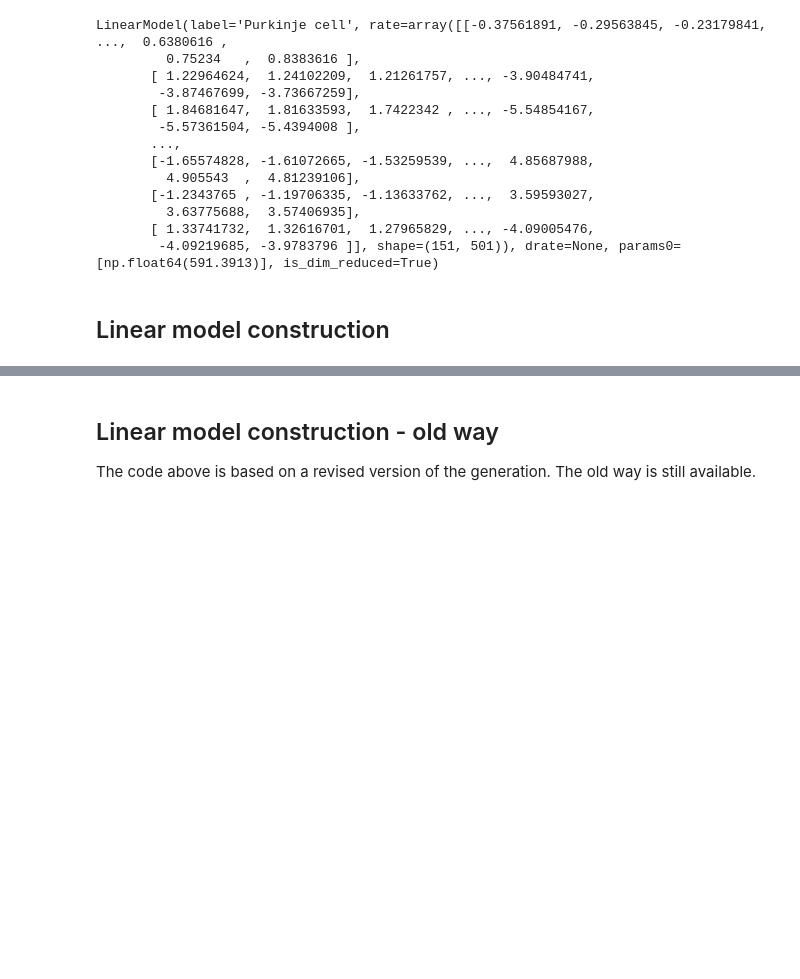
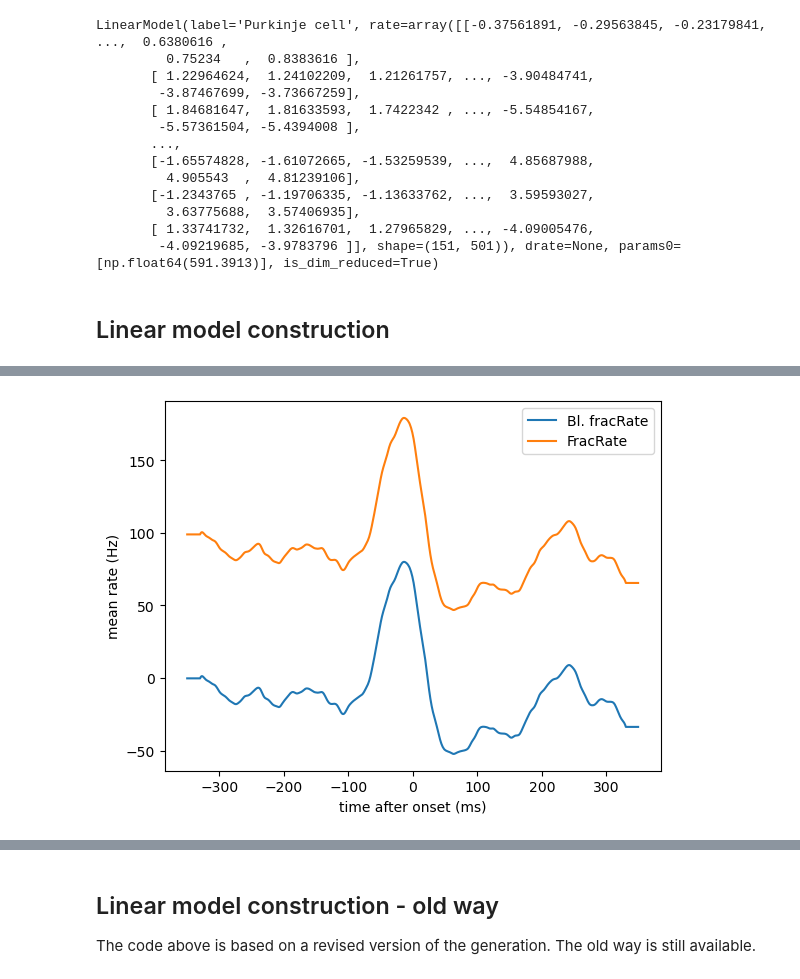
Before and after one commit to julianasdd/cbmanifold, a Jupyter notebook: notebooks/Manifold_analysis_exampleTest.ipynb, the cells around one changed output, grey strips where cells are left out. Cells and saved outputs as stored; diff of their text form; code cells hidden in the pictures; blank space fills up the shorter version.

```diff
--- a/notebooks/Manifold_analysis_exampleTest.ipynb
+++ b/notebooks/Manifold_analysis_exampleTest.ipynb
@@ -153,0 +121,92 @@ ax.legend()
+# %%
+import scipy.io as io
+import numpy as np
+
+# importing cbManifold in case section one did not run
+import cbmanifold
+from cbmanifold.linear_model import LinearModel
+from cbmanifold.utils.rate_estimator import get_rate_matrix
+
+# importing matplotlib
+import matplotlib.pyplot as plt
+
+pc3_data = io.loadmat('../data/ike130709ch1s1e1_0.mat')
+
+#time
+t = pc3_data['t'].ravel()
+
+# spikes
+ss = pc3_data['ss']
+
+# peak velocity
+pv = pc3_data['v'].ravel() * 1000
+
+# duration
+dur = pc3_data['dur'].ravel()
+av = 15./dur*1e3 # average velocity
+
+# rate, fractionate rate
+rate = cbmanifold.utils.filter_matrix(ss.T, sigma=15).T
+
+# creating fracrate
+from scipy.signal import get_window
+
+def fracrate_matrix(spike_matrix, wsize=15, window_type="tukey"):
+    """
+    Computes firing rates from a binary spike matrix (trials x time).
+
+    Parameters:
+    - spike_matrix: np.ndarray of shape (n_trials, time)
+    - wsize: int, window size for smoothing
+    - window_type: str, type of window to use (e.g., "tukey", "hann")
+
+    Returns:
+    - rate_matrix: np.ndarray of same shape as spike_matrix
+    """
+    n_trials, L = spike_matrix.shape
+    rate_matrix = np.zeros_like(spike_matrix, dtype=float)
+
+    win = get_window(window_type, wsize)
+    win /= win.sum()
+
+    for i in range(n_trials):
+        tspike = np.where(spike_matrix[i] == 1)[0]
+        r = np.zeros(L)
+        if len(tspike) >= 2:
+            isi = np.diff(tspike) / 1e3  # convert to seconds
+            for j in range(len(tspike) - 1):
+                r[tspike[j]:tspike[j+1]] = 1 / isi[j]
+
+        # Smooth the rate using the convolution
+        rx = np.convolve(r, win, mode="valid")
+        delta = L - rx.size
+        d2 = delta // 2 + 1
+        r[:d2] = rx[0]
+        r[d2:d2+rx.size] = rx
+        r[d2+rx.size:] = rx[-1]
+
+        rate_matrix[i] = r
+
+    return rate_matrix
+
+fracRate = fracrate_matrix(ss, wsize = 40)
+
+def baselining(rateMatrix, blTime):
+    baselinedRate = np.zeros(shape = (rateMatrix.shape[0], rateMatrix.shape[1]))
+    for row in range(rateMatrix.shape[0]):
+        bl = np.mean(rateMatrix[row, :blTime])
+        baselinedRate[row, :] = rateMatrix[row, :] - bl
+
+    return baselinedRate
+
+baselinedGaussian = baselining(rate, 25)
+baselinedFracRate = baselining(fracRate, 25)
+
+
+_, ax = plt.subplots()
+#ax.plot(t, ss.mean(axis=0), label='spike')
+ax.plot(t, baselinedFracRate.mean(axis=0), label='Bl. fracRate')
+ax.plot(t, fracRate.mean(axis=0), label='FracRate')
+ax.set(xlabel='time after onset (ms)', ylabel='mean rate (Hz)')
+ax.legend()
+# %% [output]
@@ -154,3 +214,4 @@ ax.legend()
+[figure, added]
 # %%
 # grand average of pv and av, from Markanday et al. 2023
 pv0 = 591.3913
```
Also changed, not shown: parts of 13 cells of this notebook, 18 other files.
